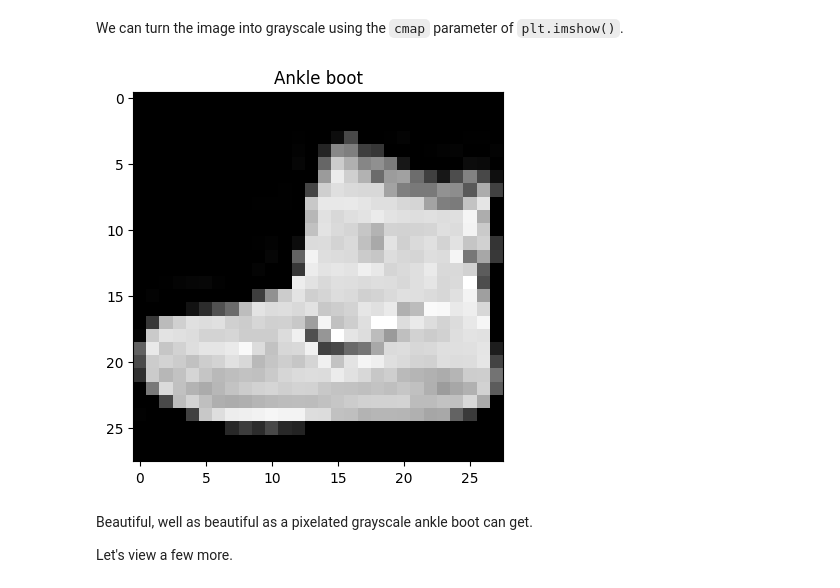
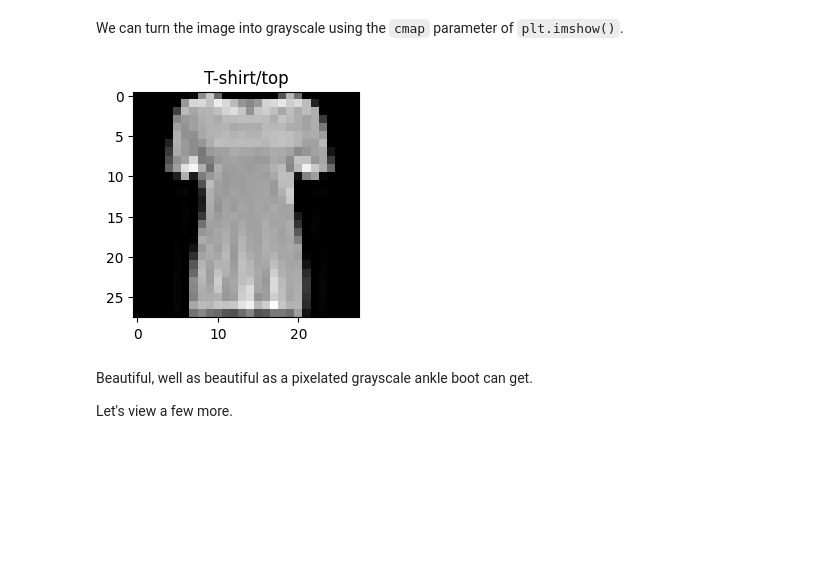
Before and after one commit to rajivgangadharan/ai, a Jupyter notebook: 03_pytorch_computer_vision.ipynb, the cells around one changed output. Saved outputs shown, nothing was run; the diff lists cells and outputs as text; code cells hidden in the pictures; blank space fills up the shorter version.

```diff
--- a/03_pytorch_computer_vision.ipynb
+++ b/03_pytorch_computer_vision.ipynb
@@ -274,10 +274,13 @@ Text(0.5, 1.0, 'Ankle boot')
 # %% [markdown]
 We can turn the image into grayscale using the `cmap` parameter of `plt.imshow()`.
 # %%
+image, label = train_data[10]
+fig = plt.figure()
+fig.add_subplot(1, 2, 1)
 plt.imshow(image.squeeze(), cmap="gray")
 plt.title(class_names[label]);
 # %% [output]
-[figure, old version]
+[figure, new version]
 # %% [markdown]
 Beautiful, well as beautiful as a pixelated grayscale ankle boot can get.
 
```
Also changed, not shown: parts of 1 cell of this notebook.
